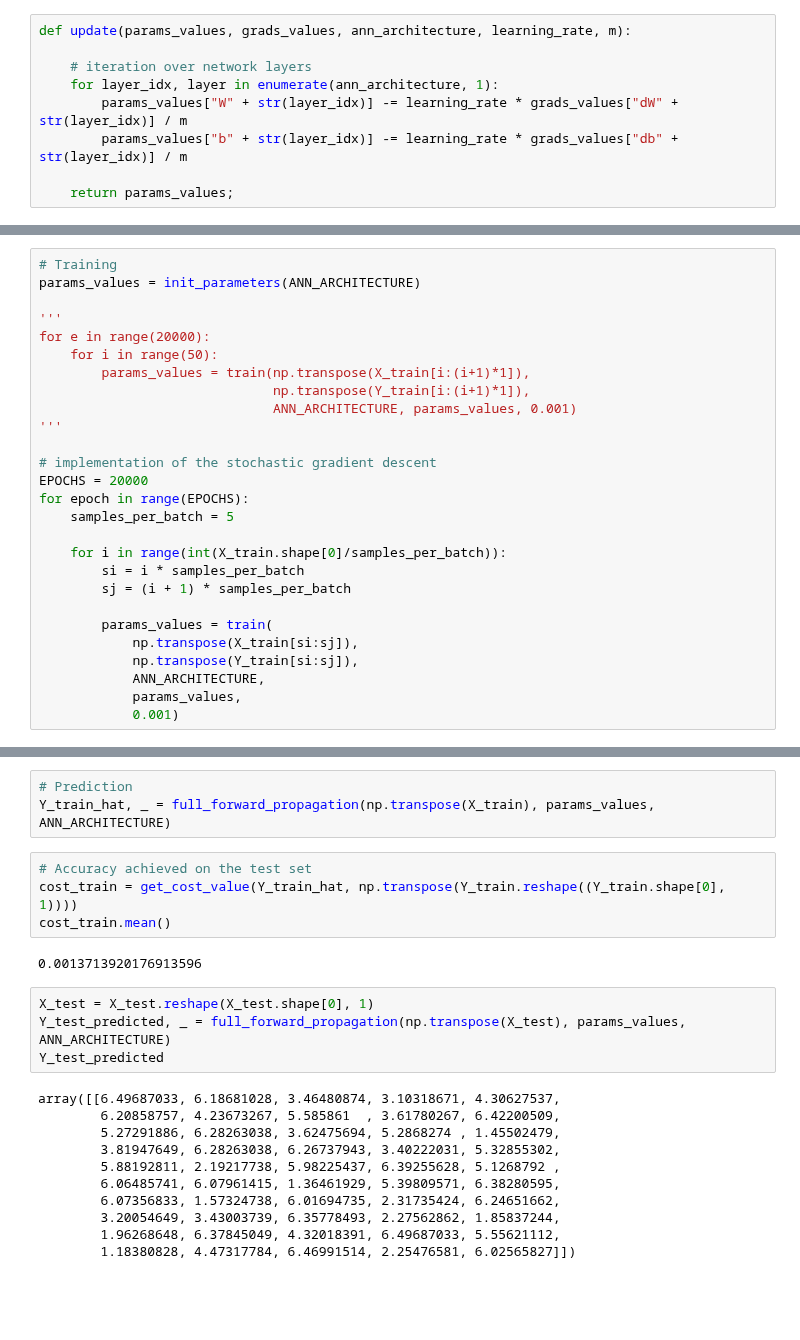
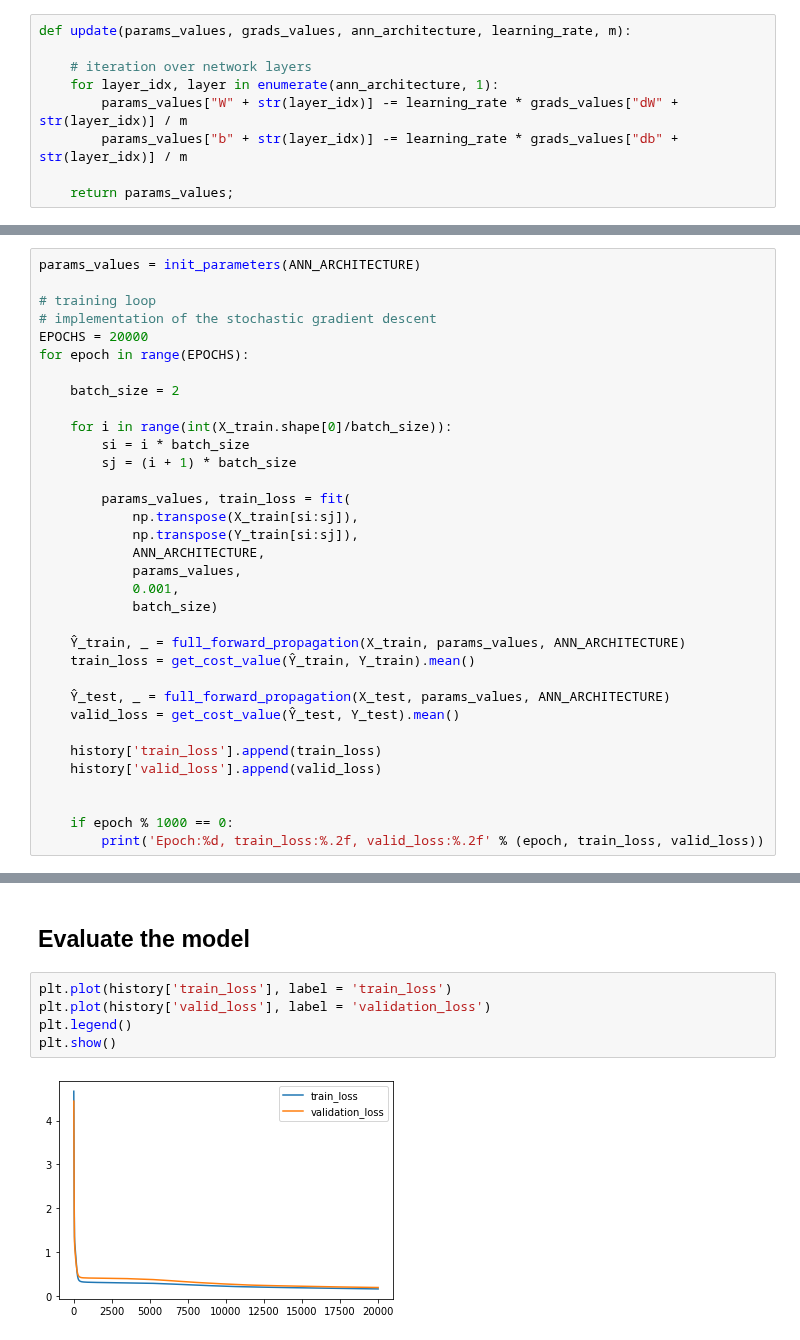
Before and after one commit to marxav/hello-world, a Jupyter notebook: artificial_neural_network_101_numpy.ipynb, the cells around one changed output, grey strips where cells are left out. Cells and saved outputs as stored; diff of their text form; blank space fills up the shorter version.

```diff
--- a/artificial_neural_network_101_numpy.ipynb
+++ b/artificial_neural_network_101_numpy.ipynb
@@ -216,27 +235,34 @@ Y_train = Y_train.reshape(Y_train.shape[0], 1)
 # %%
-# Training
 params_values = init_parameters(ANN_ARCHITECTURE)
 
-'''
-for e in range(20000):
-    for i in range(50):
-        params_values = train(np.transpose(X_train[i:(i+1)*1]),
-                              np.transpose(Y_train[i:(i+1)*1]),
-                              ANN_ARCHITECTURE, params_values, 0.001)
-'''
-
+# training loop
 # implementation of the stochastic gradient descent
 EPOCHS = 20000
 for epoch in range(EPOCHS):
-    samples_per_batch = 5
 
-    for i in range(int(X_train.shape[0]/samples_per_batch)):
-        si = i * samples_per_batch
-        sj = (i + 1) * samples_per_batch
+    batch_size = 2
 
-        params_values = train(
+    for i in range(int(X_train.shape[0]/batch_size)):
+        si = i * batch_size
+        sj = (i + 1) * batch_size
+
+        params_values, train_loss = fit(
             np.transpose(X_train[si:sj]),
             np.transpose(Y_train[si:sj]),
             ANN_ARCHITECTURE,
             params_values,
-            0.001)
+            0.001,
+            batch_size)
+
+    Ŷ_train, _ = full_forward_propagation(X_train, params_values, ANN_ARCHITECTURE)
+    train_loss = get_cost_value(Ŷ_train, Y_train).mean()
+
+    Ŷ_test, _ = full_forward_propagation(X_test, params_values, ANN_ARCHITECTURE)
+    valid_loss = get_cost_value(Ŷ_test, Y_test).mean()
+
+    history['train_loss'].append(train_loss)
+    history['valid_loss'].append(valid_loss)
+
+
+    if epoch % 1000 == 0:
+        print('Epoch:%d, train_loss:%.2f, valid_loss:%.2f' % (epoch, train_loss, valid_loss))
@@ -243,24 +290,9 @@ for epoch in range(EPOCHS):
-# %%
-# Prediction
-Y_train_hat, _ = full_forward_propagation(np.transpose(X_train), params_values, ANN_ARCHITECTURE)
-# %%
-# Accuracy achieved on the test set
-cost_train = get_cost_value(Y_train_hat, np.transpose(Y_train.reshape((Y_train.shape[0], 1))))
-cost_train.mean()
-# %% [output]
-0.0013713920176913596
-# %%
-X_test = X_test.reshape(X_test.shape[0], 1)
-Y_test_predicted, _ = full_forward_propagation(np.transpose(X_test), params_values, ANN_ARCHITECTURE)
-Y_test_predicted
-# %% [output]
-array([[6.49687033, 6.18681028, 3.46480874, 3.10318671, 4.30627537,
-        6.20858757, 4.23673267, 5.585861  , 3.61780267, 6.42200509,
-        5.27291886, 6.28263038, 3.62475694, 5.2868274 , 1.45502479,
-        3.81947649, 6.28263038, 6.26737943, 3.40222031, 5.32855302,
-        5.88192811, 2.19217738, 5.98225437, 6.39255628, 5.1268792 ,
-        6.06485741, 6.07961415, 1.36461929, 5.39809571, 6.38280595,
-        6.07356833, 1.57324738, 6.01694735, 2.31735424, 6.24651662,
-        3.20054649, 3.43003739, 6.35778493, 2.27562862, 1.85837244,
-        1.96268648, 6.37845049, 4.32018391, 6.49687033, 5.55621112,
-        1.18380828, 4.47317784, 6.46991514, 2.25476581, 6.02565827]])
+# %% [markdown]
+## Evaluate the model
+# %%
+plt.plot(history['train_loss'], label = 'train_loss')
+plt.plot(history['valid_loss'], label = 'validation_loss')
+plt.legend()
+plt.show()
+# %% [output]
+[figure, added]
```
Also changed, not shown: parts of 21 cells of this notebook.
